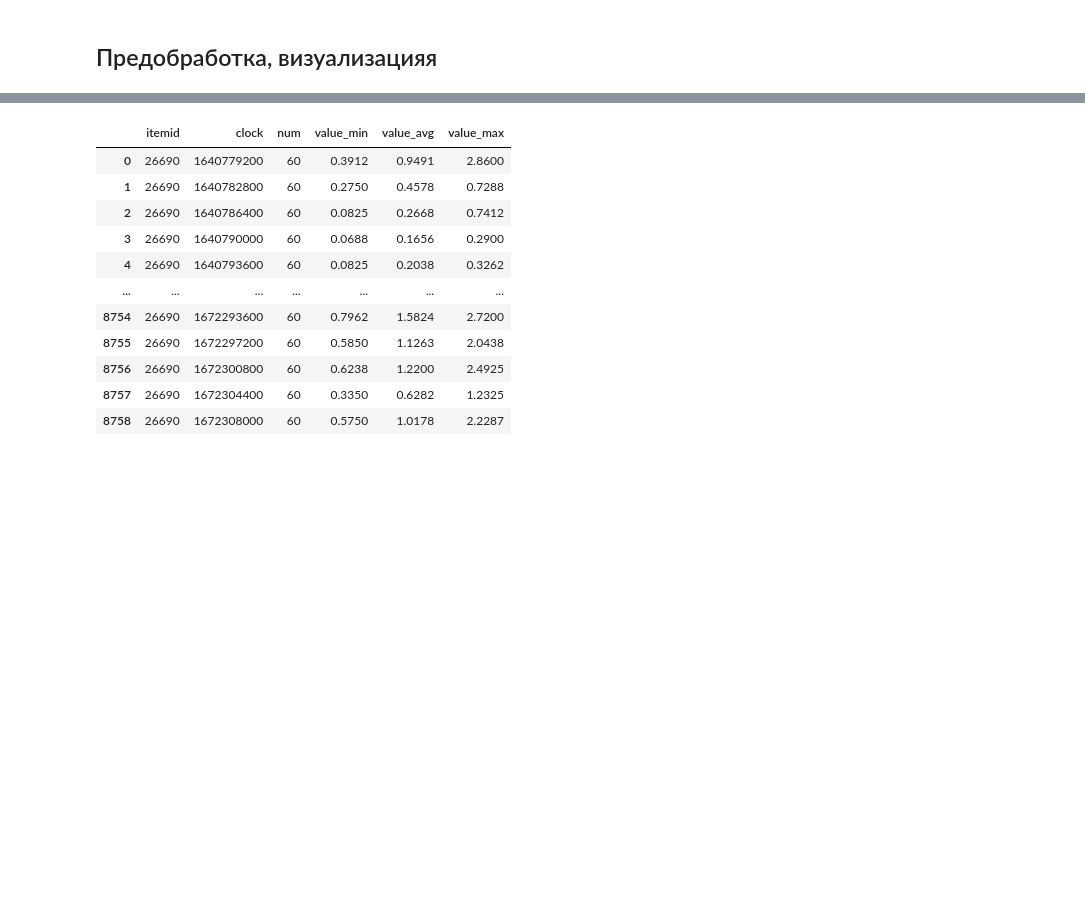
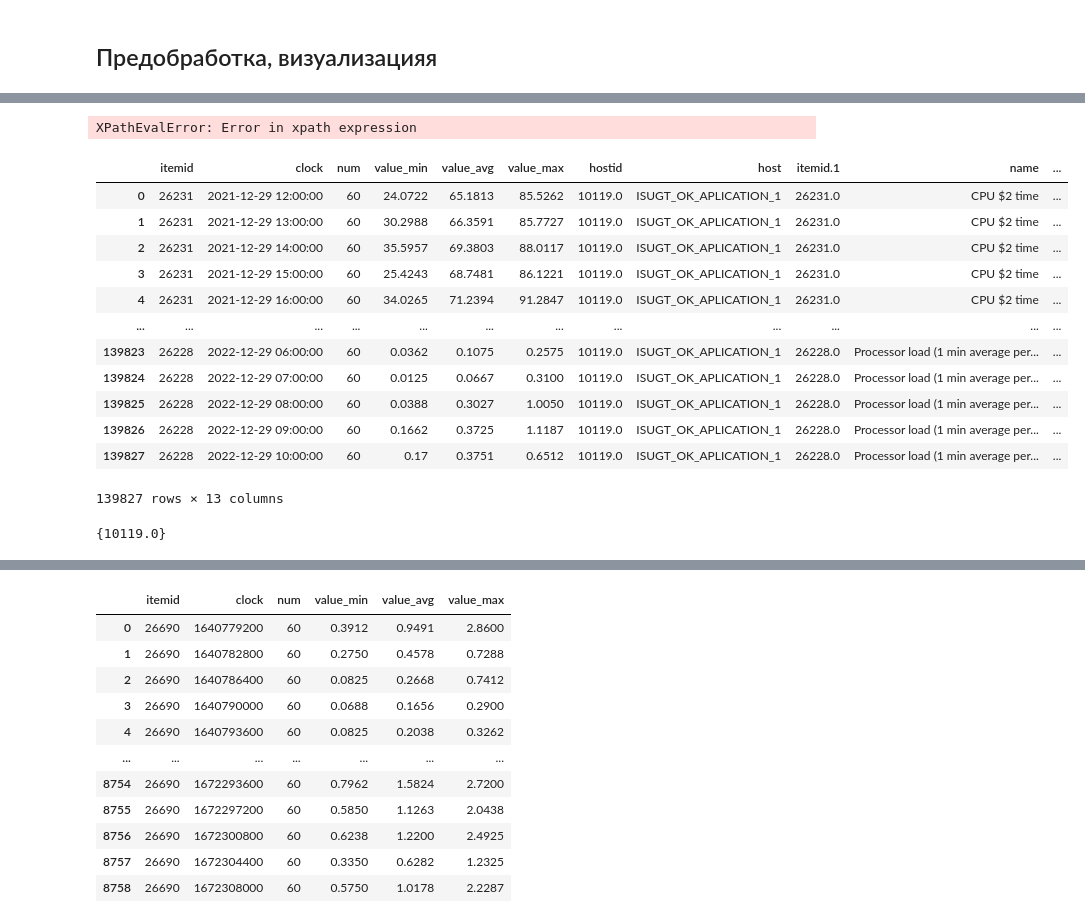
Before and after one commit to imilore-team/time_series, a Jupyter notebook: test.ipynb, the cells around one changed output, grey strips where cells are left out. Cells and saved outputs as stored; diff of their text form; code cells hidden in the pictures; blank space fills up the shorter version.

```diff
--- a/test.ipynb
+++ b/test.ipynb
@@ -58,0 +48,29 @@ warnings.filterwarnings("ignore") # `do not disturbe` mode
+# %%
+df = pd.read_html("trends_sirius.html", parse_dates=True) # delimiter=",",
+# %% [output]
+XPathEvalError: Error in xpath expression
+# %%
+df = pd.read_csv("sirius_trends.csv", delimiter=",", parse_dates=True)
+df["clock"] = df["clock"].replace(164117, np.nan)
+df.dropna(subset=['clock'], inplace=True)
+df["clock"] = df["clock"].map(lambda x: pd.Timestamp(x, unit='s'))
+df = df[df.hostid == 10119.0]
+df
+# %% [output]
+|  | itemid | clock | num | value_min | value_avg | value_max | hostid | host | itemid.1 | name | ... |
+| 0 | 26231 | 2021-12-29 12:00:00 | 60 | 24.0722 | 65.1813 | 85.5262 | 10119.0 | ISUGT_OK_APLICATION_1 | 26231.0 | CPU $2 time | ... |
+| 1 | 26231 | 2021-12-29 13:00:00 | 60 | 30.2988 | 66.3591 | 85.7727 | 10119.0 | ISUGT_OK_APLICATION_1 | 26231.0 | CPU $2 time | ... |
+| 2 | 26231 | 2021-12-29 14:00:00 | 60 | 35.5957 | 69.3803 | 88.0117 | 10119.0 | ISUGT_OK_APLICATION_1 | 26231.0 | CPU $2 time | ... |
+| 3 | 26231 | 2021-12-29 15:00:00 | 60 | 25.4243 | 68.7481 | 86.1221 | 10119.0 | ISUGT_OK_APLICATION_1 | 26231.0 | CPU $2 time | ... |
+| 4 | 26231 | 2021-12-29 16:00:00 | 60 | 34.0265 | 71.2394 | 91.2847 | 10119.0 | ISUGT_OK_APLICATION_1 | 26231.0 | CPU $2 time | ... |
+| ... | ... | ... | ... | ... | ... | ... | ... | ... | ... | ... | ... |
+| 139823 | 26228 | 2022-12-29 06:00:00 | 60 | 0.0362 | 0.1075 | 0.2575 | 10119.0 | ISUGT_OK_APLICATION_1 | 26228.0 | Processor load (1 min average per... | ... |
+| 139824 | 26228 | 2022-12-29 07:00:00 | 60 | 0.0125 | 0.0667 | 0.3100 | 10119.0 | ISUGT_OK_APLICATION_1 | 26228.0 | Processor load (1 min average per... | ... |
+| 139825 | 26228 | 2022-12-29 08:00:00 | 60 | 0.0388 | 0.3027 | 1.0050 | 10119.0 | ISUGT_OK_APLICATION_1 | 26228.0 | Processor load (1 min average per... | ... |
+| 139826 | 26228 | 2022-12-29 09:00:00 | 60 | 0.1662 | 0.3725 | 1.1187 | 10119.0 | ISUGT_OK_APLICATION_1 | 26228.0 | Processor load (1 min average per... | ... |
+| 139827 | 26228 | 2022-12-29 10:00:00 | 60 | 0.17 | 0.3751 | 0.6512 | 10119.0 | ISUGT_OK_APLICATION_1 | 26228.0 | Processor load (1 min average per... | ... |
+139827 rows × 13 columns
+# %%
+set(df["hostid"])
+# %% [output]
+{10119.0}
```
Also changed, not shown: parts of 6 cells of this notebook, 2 other files.
